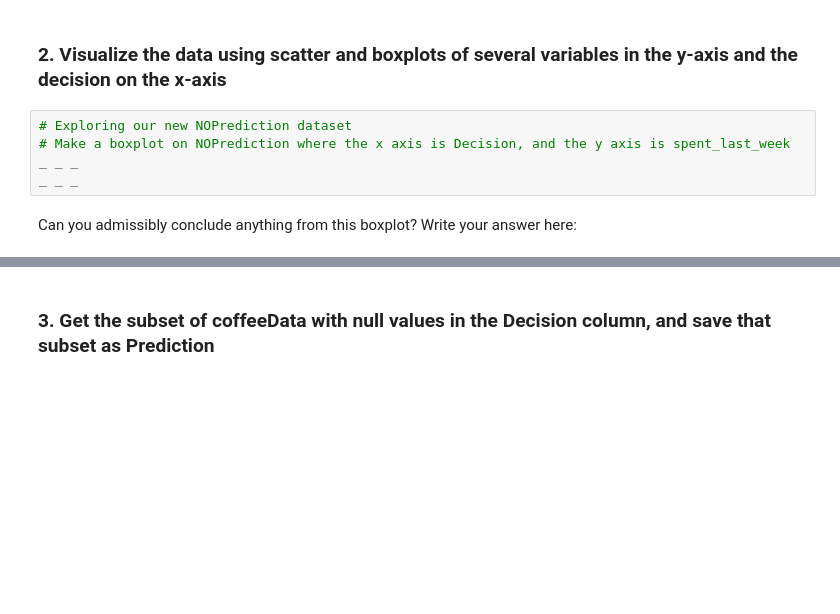
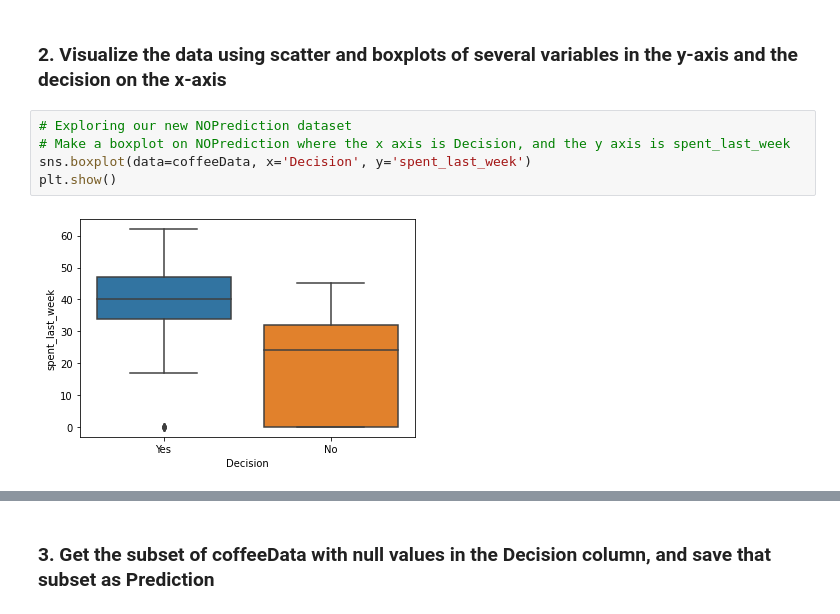
Before and after one commit to GwenToves/SpringBoard, a Jupyter notebook: Supervised Learning Case Studies/Springboard Decision Tree Specialty Coffee Case Study - Tier 3.ipynb, the cells around one changed output, grey strips where cells are left out. Saved outputs shown, nothing was run; the diff lists cells and outputs as text; blank space fills up the shorter version.

Commit message:
finished decision tree case study

```diff
--- a/Supervised Learning Case Studies/Springboard Decision Tree Specialty Coffee Case Study - Tier 3.ipynb
+++ b/Supervised Learning Case Studies/Springboard Decision Tree Specialty Coffee Case Study - Tier 3.ipynb
@@ -246,7 +257,7 @@ _ _ _
 # %%
 # Exploring our new NOPrediction dataset
 # Make a boxplot on NOPrediction where the x axis is Decision, and the y axis is spent_last_week
-_ _ _
-_ _ _
+sns.boxplot(data=coffeeData, x='Decision', y='spent_last_week')
+plt.show()
+# %% [output]
+[figure, added]
-# %% [markdown]
-Can you admissibly conclude anything from this boxplot? Write your answer here:
```
Also changed, not shown: parts of 55 cells of this notebook.
